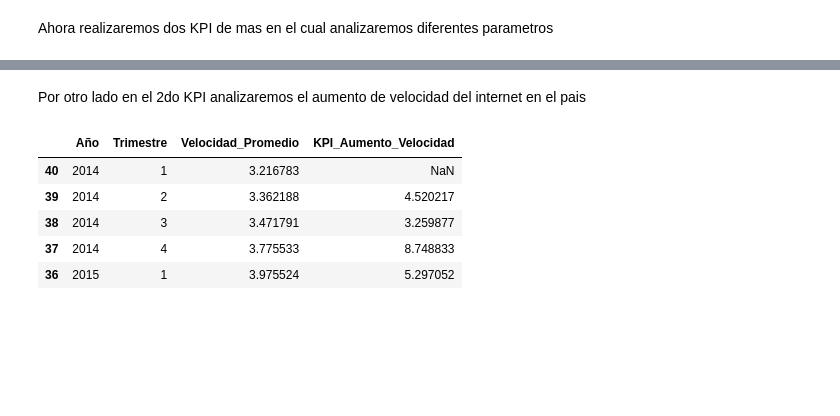
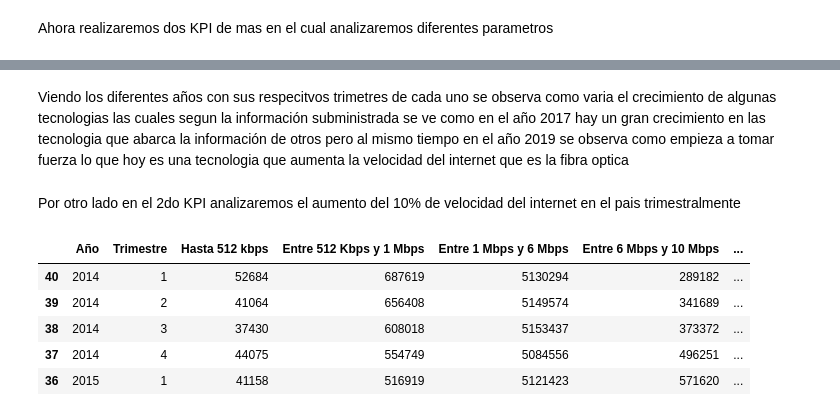
Before and after one commit to Ragnar0905/P2_DataAnalysis, a Jupyter notebook: EDA_y_KPI.ipynb, the cells around one changed output, grey strips where cells are left out. Saved outputs shown, nothing was run; the diff lists cells and outputs as text; code cells hidden in the pictures; blank space fills up the shorter version.

```diff
--- a/EDA_y_KPI.ipynb
+++ b/EDA_y_KPI.ipynb
@@ -414,3 +424,5 @@ Se observa que la tasa de penetración vario mucho a traves de los años pero se
+# %% [markdown]
+Viendo los diferentes años con sus respecitvos trimetres de cada uno se observa como varia el crecimiento de algunas tecnologias las cuales segun la información subministrada se ve como en el año 2017 hay un gran crecimiento en las tecnologia que abarca la información de otros pero al mismo tiempo en el año 2019 se observa como empieza a tomar fuerza lo que hoy es una tecnologia que aumenta la velocidad del internet que es la fibra optica
 # %% [markdown]
-Por otro lado en el 2do KPI analizaremos el aumento de velocidad del internet en el pais
+Por otro lado en el 2do KPI analizaremos el aumento del 10% de velocidad del internet en el pais trimestralmente
 # %%
@@ -418 +432,22 @@ df_velocidad =  internet.parse('Totales Accesos por velocidad')
+# %%
+data['Crecimiento Hasta 512 kbps (%)'] = data['Hasta 512 kbps'].pct_change() * 100
+data['Crecimiento Entre 512 Kbps y 1 Mbps (%)'] = data['Entre 512 Kbps y 1 Mbps'].pct_change() * 100
+data['Crecimiento Entre 1 Mbps y 6 Mbps (%)'] = data['Entre 1 Mbps y 6 Mbps'].pct_change() * 100
+data['Crecimiento Entre 6 Mbps y 10 Mbps (%)'] = data['Entre 6 Mbps y 10 Mbps'].pct_change() * 100
+data['Crecimiento Entre 10 Mbps y 20 Mbps (%)'] = data['Entre 10 Mbps y 20 Mbps'].pct_change() * 100
+data['Crecimiento Entre 20 Mbps y 30 Mbps (%)'] = data['Entre 20 Mbps y 30 Mbps'].pct_change() * 100
+data['Crecimiento Más de 30 Mbps (%)'] = data['Más de 30 Mbps'].pct_change() * 100
+data['Crecimiento Total (%)'] = data['Total'].pct_change() * 100
+
+
+
+# Display the DataFrame with the new columns showing growth rates
+data.head()
+# %% [output]
+|  | Año | Trimestre | Hasta 512 kbps | Entre 512 Kbps y 1 Mbps | Entre 1 Mbps y 6 Mbps | Entre 6 Mbps y 10 Mbps | ... |
+| 40 | 2014 | 1 | 52684 | 687619 | 5130294 | 289182 | ... |
+| 39 | 2014 | 2 | 41064 | 656408 | 5149574 | 341689 | ... |
+| 38 | 2014 | 3 | 37430 | 608018 | 5153437 | 373372 | ... |
+| 37 | 2014 | 4 | 44075 | 554749 | 5084556 | 496251 | ... |
+| 36 | 2015 | 1 | 41158 | 516919 | 5121423 | 571620 | ... |
 # %%
@@ -428,15 +465,0 @@ df_velocidad['Velocidad_Promedio'] = (
-# %%
-df_velocidad_aum = df_velocidad.sort_values(by=['Año', 'Trimestre']) #Ordeno el dataframe
-
-#Calculo del promedio
-df_velocidad_aum['KPI_Aumento_Velocidad'] = df_velocidad_aum['Velocidad_Promedio'].pct_change()*100
-
-# Elegimos columnas relevantes
-df_velocidad_aum[['Año', 'Trimestre', 'Velocidad_Promedio', 'KPI_Aumento_Velocidad']].head()
-# %% [output]
-|  | Año | Trimestre | Velocidad_Promedio | KPI_Aumento_Velocidad |
-| 40 | 2014 | 1 | 3.216783 | NaN |
-| 39 | 2014 | 2 | 3.362188 | 4.520217 |
-| 38 | 2014 | 3 | 3.471791 | 3.259877 |
-| 37 | 2014 | 4 | 3.775533 | 8.748833 |
-| 36 | 2015 | 1 | 3.975524 | 5.297052 |
```
Also changed, not shown: parts of 18 cells of this notebook.
